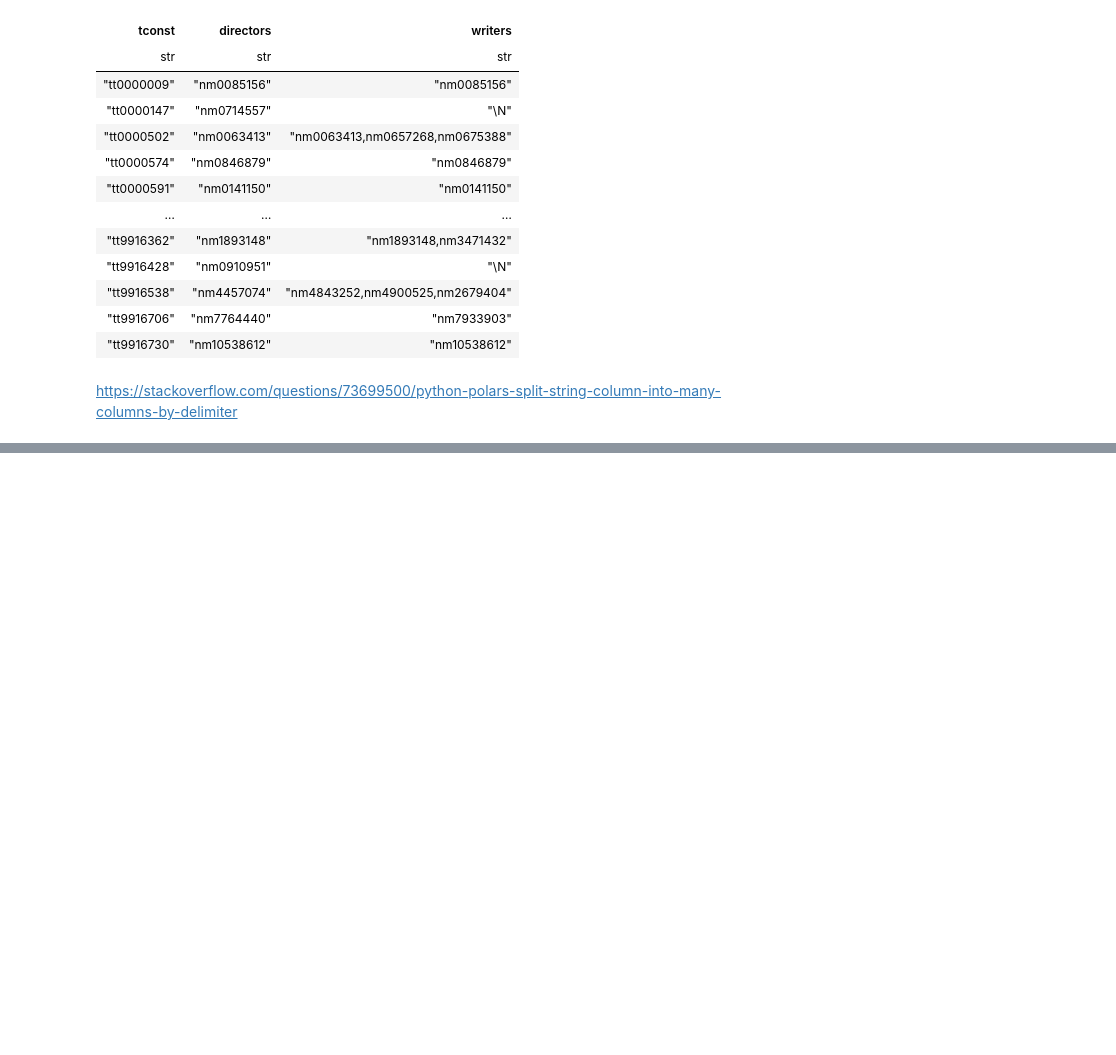
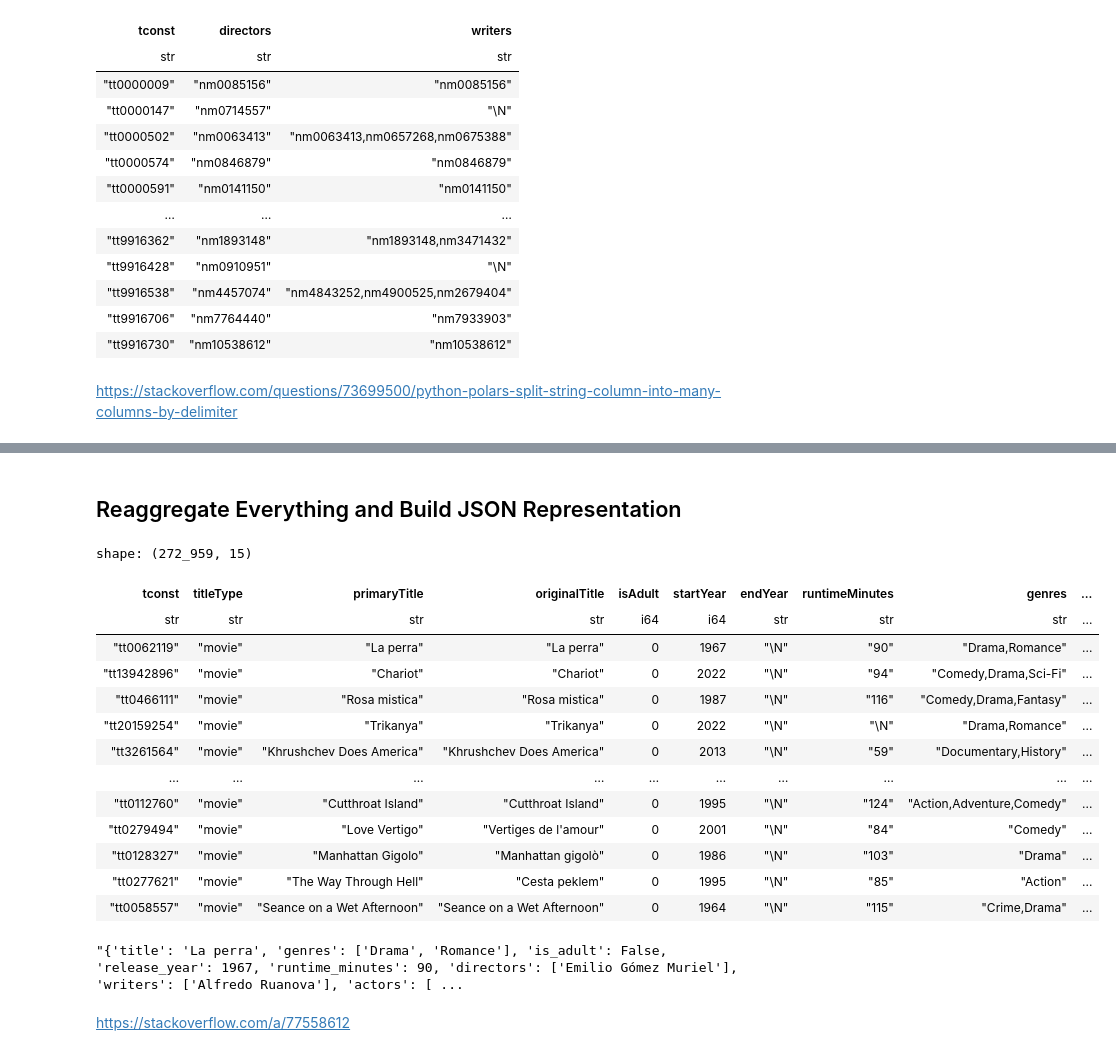
Before and after one commit to minimaxir/imdb-embeddings, a Jupyter notebook: imdb_polars_etl_test.ipynb, the cells around one changed output, grey strips where cells are left out. Saved outputs shown, nothing was run; the diff lists cells and outputs as text; code cells hidden in the pictures; blank space fills up the shorter version.

Commit message:
json output

```diff
--- a/imdb_polars_etl_test.ipynb
+++ b/imdb_polars_etl_test.ipynb
@@ -249,0 +263,25 @@ shape: (530_250, 2)
+# %% [markdown]
+## Reaggregate Everything and Build JSON Representation
+# %%
+df_final = (
+    df_denorm.join(df_principals_agg, on="tconst")
+    .join(df_directors, on="tconst")
+    .join(df_writers, on="tconst")
+)
+
+df_final
+# %% [output]
+shape: (272_959, 15)
+| tconst | titleType | primaryTitle | originalTitle | isAdult | startYear | endYear | runtimeMinutes | genres | ... |
+| str | str | str | str | i64 | i64 | str | str | str | ... |
+| "tt0062119" | "movie" | "La perra" | "La perra" | 0 | 1967 | "\N" | "90" | "Drama,Romance" | ... |
+| "tt13942896" | "movie" | "Chariot" | "Chariot" | 0 | 2022 | "\N" | "94" | "Comedy,Drama,Sci-Fi" | ... |
+| "tt0466111" | "movie" | "Rosa mistica" | "Rosa mistica" | 0 | 1987 | "\N" | "116" | "Comedy,Drama,Fantasy" | ... |
+| "tt20159254" | "movie" | "Trikanya" | "Trikanya" | 0 | 2022 | "\N" | "\N" | "Drama,Romance" | ... |
+| "tt3261564" | "movie" | "Khrushchev Does America" | "Khrushchev Does America" | 0 | 2013 | "\N" | "59" | "Documentary,History" | ... |
+| … | … | … | … | … | … | … | … | … | ... |
+| "tt0112760" | "movie" | "Cutthroat Island" | "Cutthroat Island" | 0 | 1995 | "\N" | "124" | "Action,Adventure,Comedy" | ... |
+| "tt0279494" | "movie" | "Love Vertigo" | "Vertiges de l'amour" | 0 | 2001 | "\N" | "84" | "Comedy" | ... |
+| "tt0128327" | "movie" | "Manhattan Gigolo" | "Manhattan gigolò" | 0 | 1986 | "\N" | "103" | "Drama" | ... |
+| "tt0277621" | "movie" | "The Way Through Hell" | "Cesta peklem" | 0 | 1995 | "\N" | "85" | "Action" | ... |
+| "tt0058557" | "movie" | "Seance on a Wet Afternoon" | "Seance on a Wet Afternoon" | 0 | 1964 | "\N" | "115" | "Crime,Drama" | ... |
@@ -249,0 +308,6 @@ shape: (530_250, 2)
+# %%
+movie_json(df_final[0].to_dicts()[0])
+# %% [output]
+"{'title': 'La perra', 'genres': ['Drama', 'Romance'], 'is_adult': False, 'release_year': 1967, 'runtime_minutes': 90, 'directors': ['Emilio Gómez Muriel'], 'writers': ['Alfredo Ruanova'], 'actors': [ ...
+# %% [markdown]
+https://stackoverflow.com/a/77558612
```
Also changed, not shown: parts of 11 cells of this notebook.
